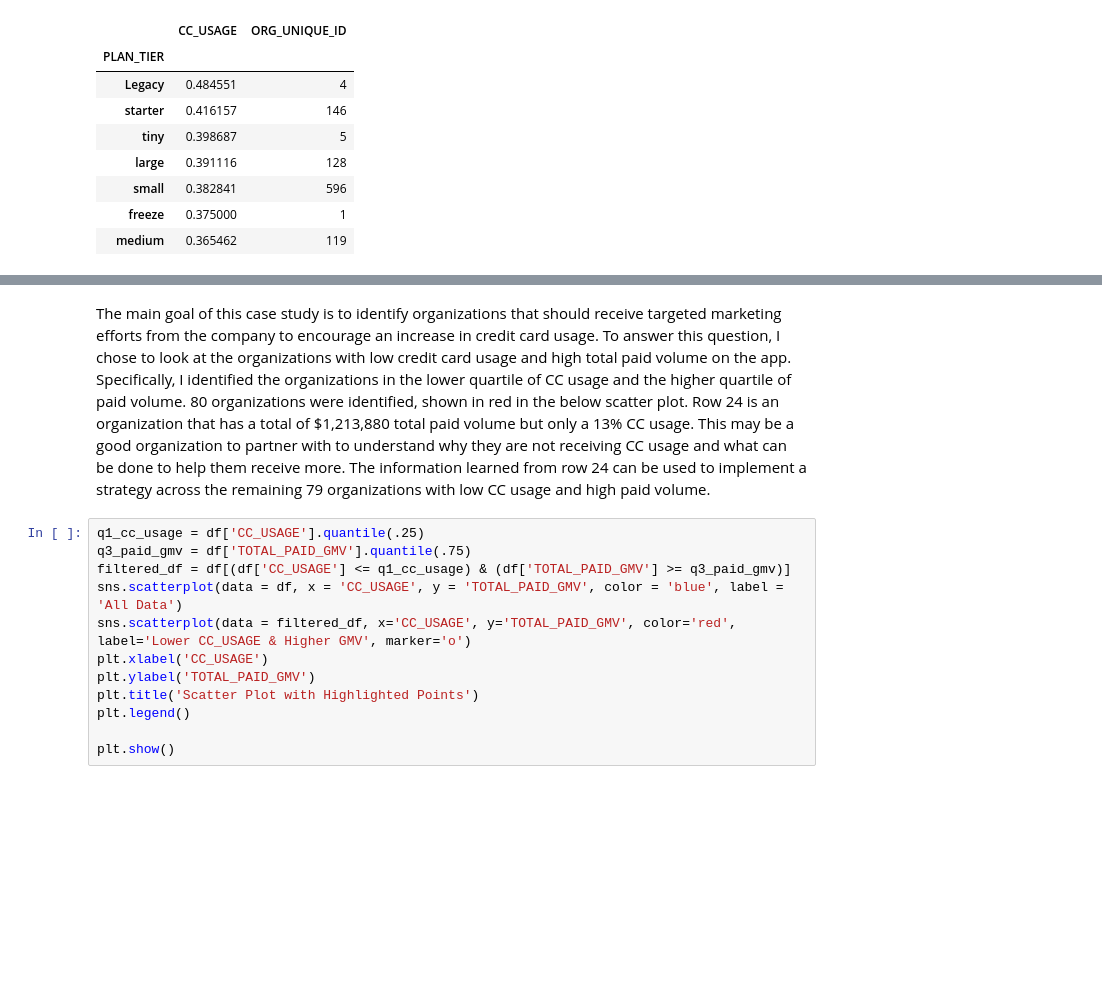
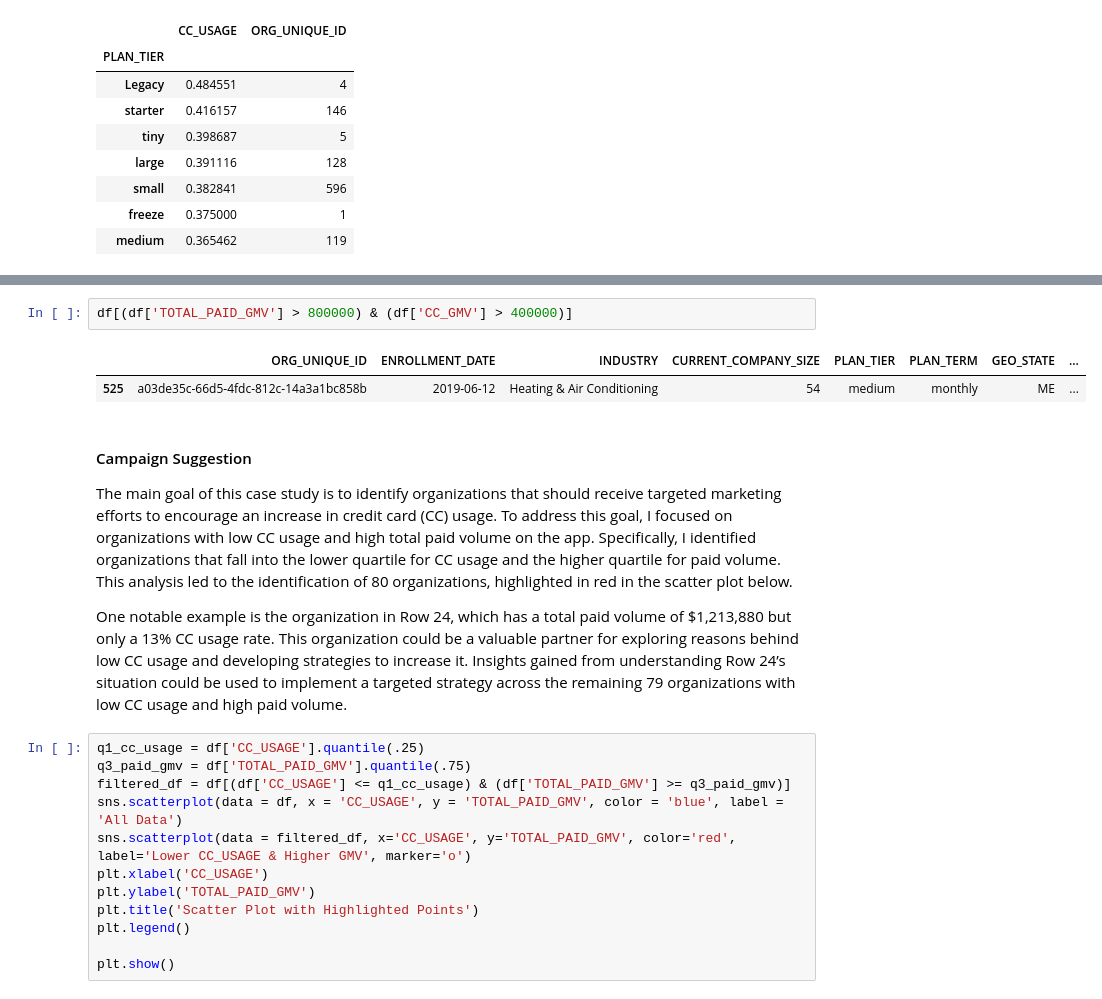
Before and after one commit to BryceSmith/Portfolio, a Jupyter notebook: FinOps Case Study.ipynb, the cells around one changed output, grey strips where cells are left out. Cells and saved outputs as stored; diff of their text form; blank space fills up the shorter version.

```diff
--- a/FinOps Case Study.ipynb
+++ b/FinOps Case Study.ipynb
@@ -259,5 +295,13 @@ tier_df
+# %%
+df[(df['TOTAL_PAID_GMV'] > 800000) & (df['CC_GMV'] > 400000)]
+# %% [output]
+|  | ORG_UNIQUE_ID | ENROLLMENT_DATE | INDUSTRY | CURRENT_COMPANY_SIZE | PLAN_TIER | PLAN_TERM | GEO_STATE | ... |
+| 525 | a03de35c-66d5-4fdc-812c-14a3a1bc858b | 2019-06-12 | Heating & Air Conditioning | 54 | medium | monthly | ME | ... |
 # %% [markdown]
-The main goal of this case study is to identify organizations that should receive targeted marketing efforts from the company to encourage an increase in credit card usage. To answer this question, I chose to look at the organizations with low credit card usage and high total paid volume on the app. Specifically, I identified the organizations in the lower quartile of CC usage and the higher quartile of paid volume. 80 organizations were identified, shown in red in the below scatter plot. Row 24 is an organization that has a total of \$1,213,880 total paid volume but only a 13% CC usage. This may be a good organization to partner with to understand why they are not receiving CC usage and what can be done to help them receive more. The information learned from row 24 can be used to implement a strategy across the remaining 79 organizations with low CC usage and high paid volume.
+#### Campaign Suggestion
+The main goal of this case study is to identify organizations that should receive targeted marketing efforts to encourage an increase in credit card (CC) usage. To address this goal, I focused on organizations with low CC usage and high total paid volume on the app. Specifically, I identified organizations that fall into the lower quartile for CC usage and the higher quartile for paid volume. This analysis led to the identification of 80 organizations, highlighted in red in the scatter plot below.
+
+One notable example is the organization in Row 24, which has a total paid volume of $1,213,880 but only a 13% CC usage rate. This organization could be a valuable partner for exploring reasons behind low CC usage and developing strategies to increase it. Insights gained from understanding Row 24’s situation could be used to implement a targeted strategy across the remaining 79 organizations with low CC usage and high paid volume.
 # %%
 q1_cc_usage = df['CC_USAGE'].quantile(.25)
 q3_paid_gmv = df['TOTAL_PAID_GMV'].quantile(.75)
```
Also changed, not shown: parts of 14 cells of this notebook.
